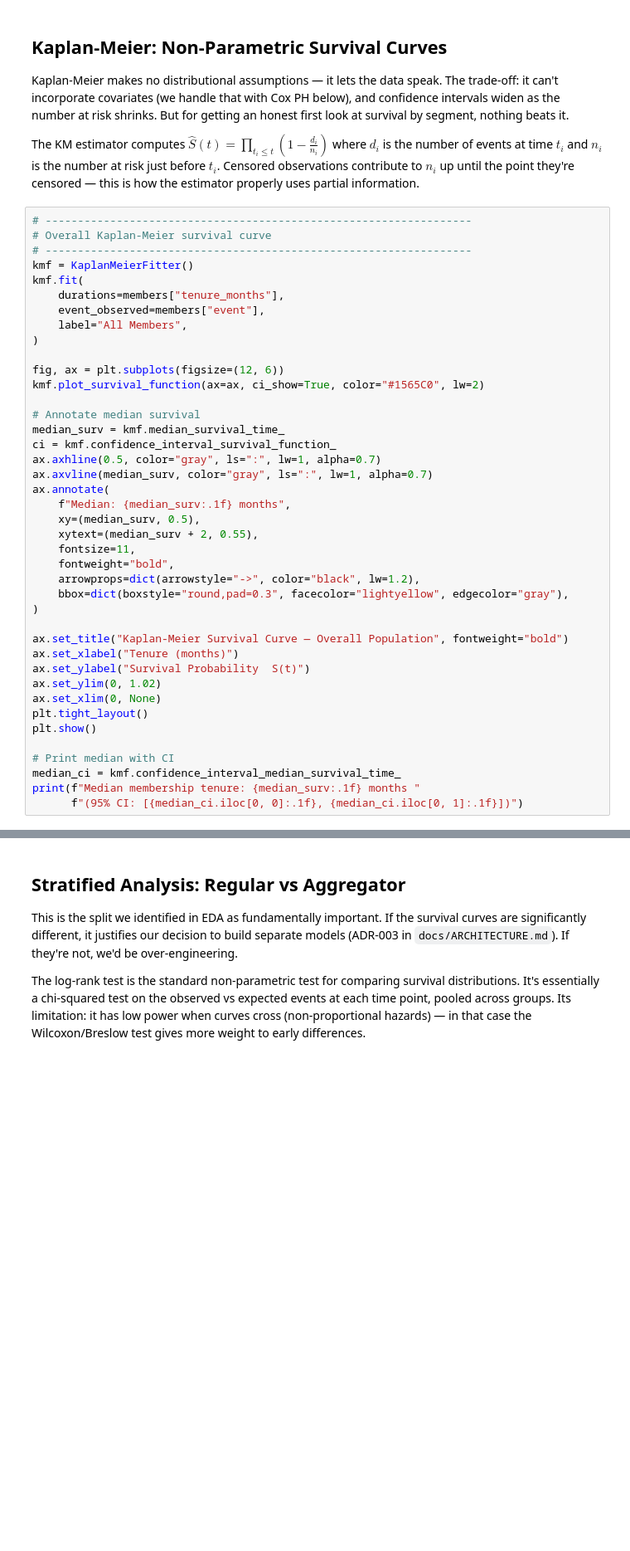
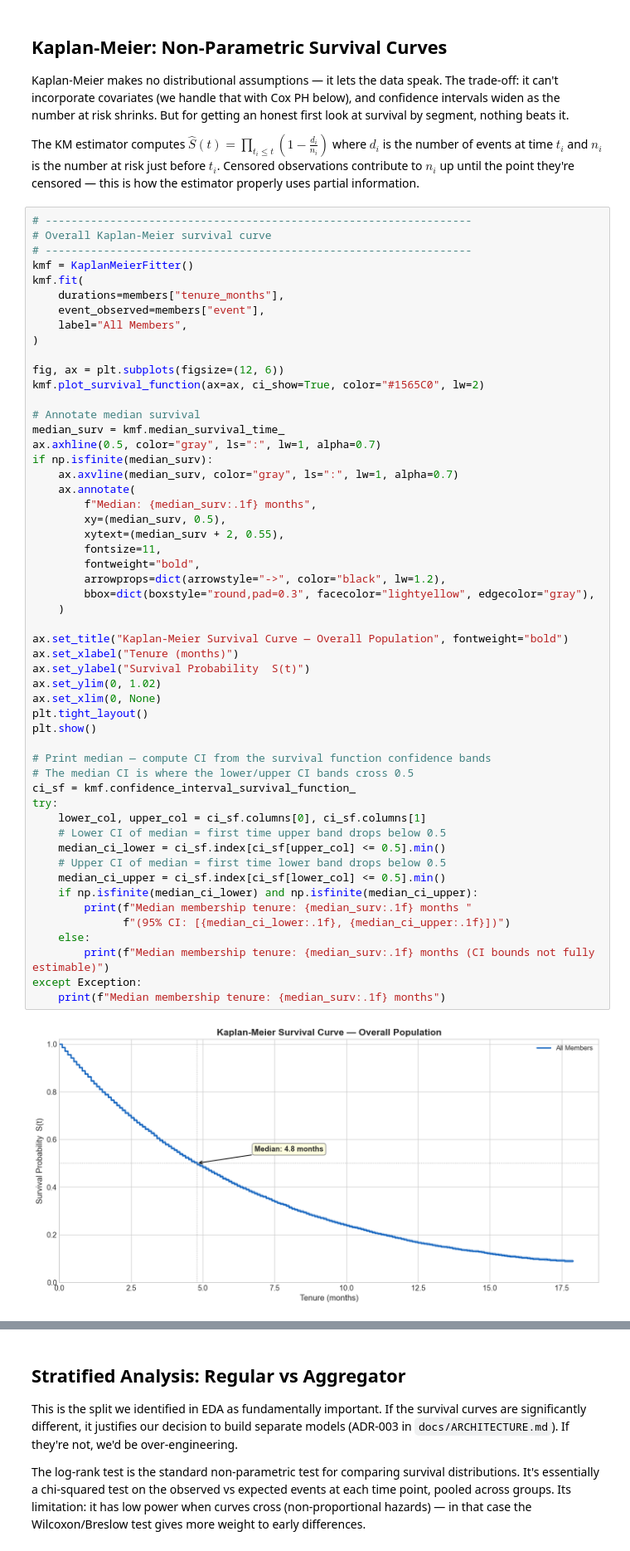
Before and after one commit to joaocordova/retentioniq, a Jupyter notebook: notebooks/02_survival_analysis.ipynb, the cells around one changed output, grey strips where cells are left out. Shown at 83% size. Saved outputs shown, nothing was run; the diff lists cells and outputs as text; blank space fills up the shorter version.

```diff
--- a/notebooks/02_survival_analysis.ipynb
+++ b/notebooks/02_survival_analysis.ipynb
@@ -123,41 +144,55 @@ The KM estimator computes $\hat{S}(t) = \prod_{t_i \leq t} \left(1 - \frac{d_i}{
 # %%
 # ------------------------------------------------------------------
 # Overall Kaplan-Meier survival curve
 # ------------------------------------------------------------------
 kmf = KaplanMeierFitter()
 kmf.fit(
     durations=members["tenure_months"],
     event_observed=members["event"],
     label="All Members",
 )
 
 fig, ax = plt.subplots(figsize=(12, 6))
 kmf.plot_survival_function(ax=ax, ci_show=True, color="#1565C0", lw=2)
 
 # Annotate median survival
 median_surv = kmf.median_survival_time_
-ci = kmf.confidence_interval_survival_function_
 ax.axhline(0.5, color="gray", ls=":", lw=1, alpha=0.7)
-ax.axvline(median_surv, color="gray", ls=":", lw=1, alpha=0.7)
-ax.annotate(
-    f"Median: {median_surv:.1f} months",
-    xy=(median_surv, 0.5),
-    xytext=(median_surv + 2, 0.55),
-    fontsize=11,
-    fontweight="bold",
-    arrowprops=dict(arrowstyle="->", color="black", lw=1.2),
-    bbox=dict(boxstyle="round,pad=0.3", facecolor="lightyellow", edgecolor="gray"),
-)
+if np.isfinite(median_surv):
+    ax.axvline(median_surv, color="gray", ls=":", lw=1, alpha=0.7)
+    ax.annotate(
+        f"Median: {median_surv:.1f} months",
+        xy=(median_surv, 0.5),
+        xytext=(median_surv + 2, 0.55),
+        fontsize=11,
+        fontweight="bold",
+        arrowprops=dict(arrowstyle="->", color="black", lw=1.2),
+        bbox=dict(boxstyle="round,pad=0.3", facecolor="lightyellow", edgecolor="gray"),
+    )
 
 ax.set_title("Kaplan-Meier Survival Curve — Overall Population", fontweight="bold")
 ax.set_xlabel("Tenure (months)")
 ax.set_ylabel("Survival Probability  S(t)")
 ax.set_ylim(0, 1.02)
 ax.set_xlim(0, None)
 plt.tight_layout()
 plt.show()
 
-# Print median with CI
-median_ci = kmf.confidence_interval_median_survival_time_
-print(f"Median membership tenure: {median_surv:.1f} months "
-      f"(95% CI: [{median_ci.iloc[0, 0]:.1f}, {median_ci.iloc[0, 1]:.1f}])")
+# Print median — compute CI from the survival function confidence bands
+# The median CI is where the lower/upper CI bands cross 0.5
+ci_sf = kmf.confidence_interval_survival_function_
+try:
+    lower_col, upper_col = ci_sf.columns[0], ci_sf.columns[1]
+    # Lower CI of median = first time upper band drops below 0.5
+    median_ci_lower = ci_sf.index[ci_sf[upper_col] <= 0.5].min()
+    # Upper CI of median = first time lower band drops below 0.5
+    median_ci_upper = ci_sf.index[ci_sf[lower_col] <= 0.5].min()
+    if np.isfinite(median_ci_lower) and np.isfinite(median_ci_upper):
+        print(f"Median membership tenure: {median_surv:.1f} months "
+              f"(95% CI: [{median_ci_lower:.1f}, {median_ci_upper:.1f}])")
+    else:
+        print(f"Median membership tenure: {median_surv:.1f} months (CI bounds not fully estimable)")
+except Exception:
+    print(f"Median membership tenure: {median_surv:.1f} months")
+# %% [output]
+[figure, added]
```
Also changed, not shown: parts of 21 cells of this notebook, 3 other files.
